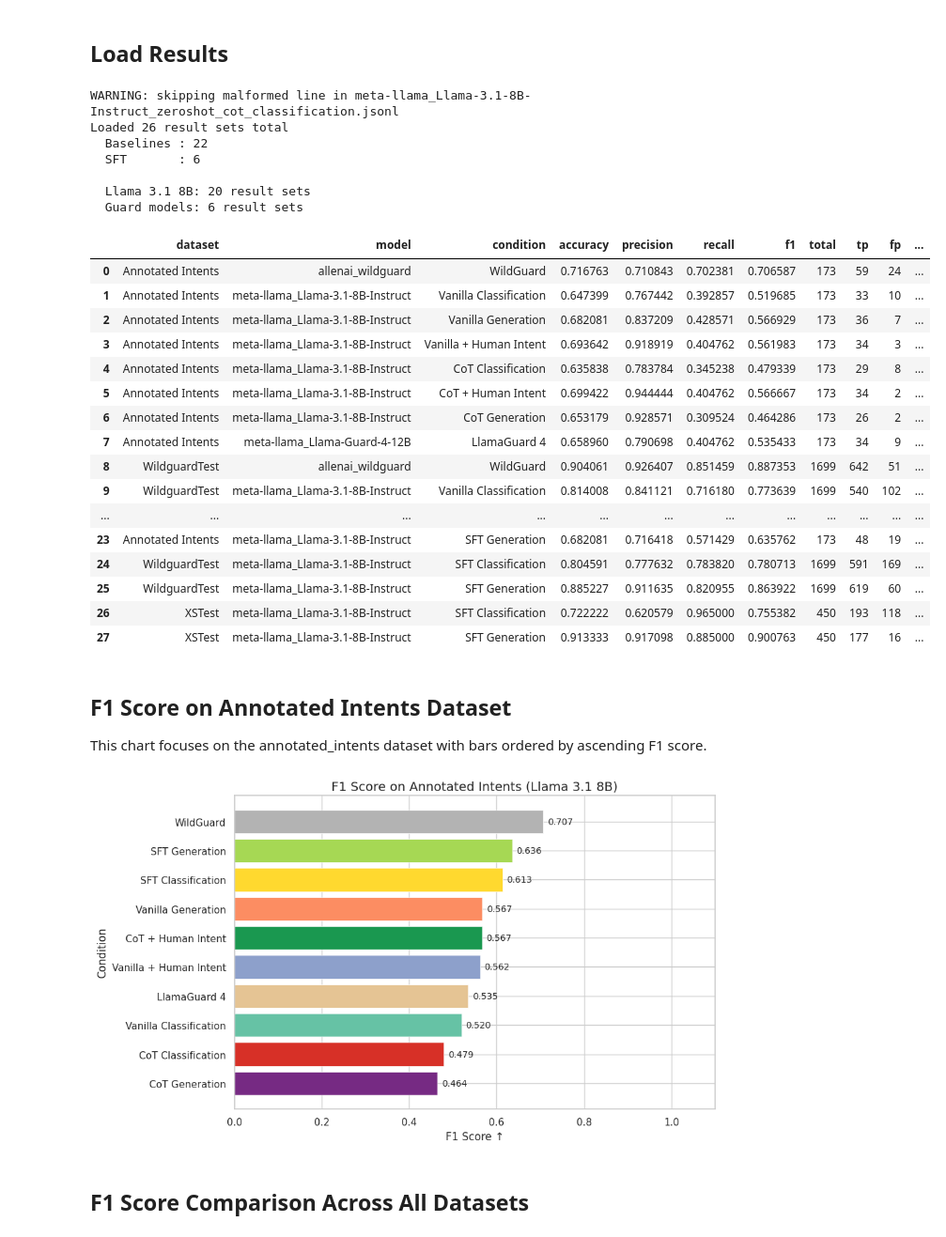
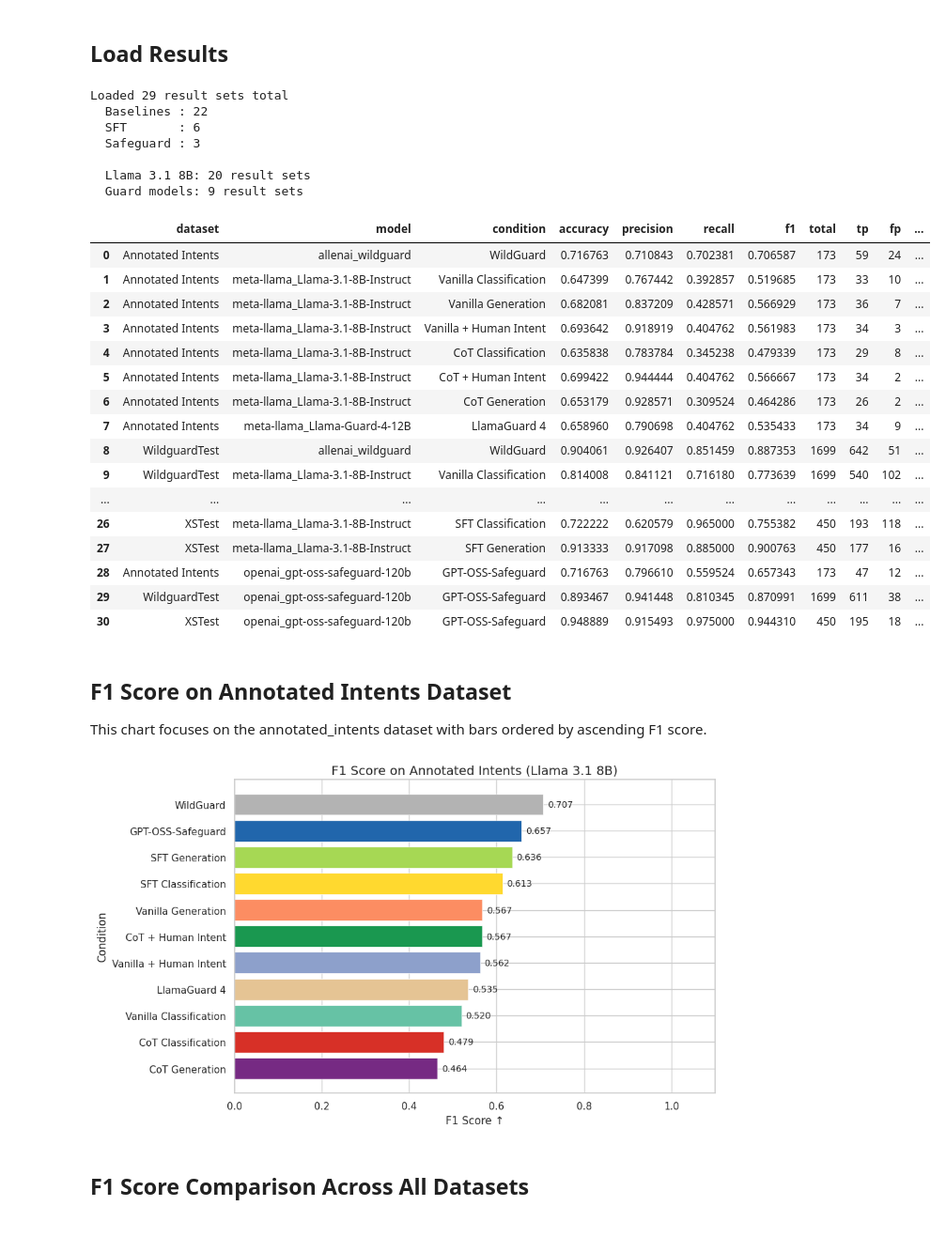
Before and after one commit to Jazhyc/aims-safety-classification, a Jupyter notebook: notebooks/baselines/baselines_results.ipynb, the cells around one changed output. Shown at 94% size. Cells and saved outputs as stored; diff of their text form; code cells hidden in the pictures.

```diff
--- a/notebooks/baselines/baselines_results.ipynb
+++ b/notebooks/baselines/baselines_results.ipynb
@@ -59,6 +59,14 @@ if _has_jsonl(DATA_DIR / "sft" / "annotated-intents"):
 else:
     SFT_RESULTS_DIR = _try_download("safety-experiment-sft", REGISTRY_PROJECT, DATA_DIR)
     print(f"SFT:       downloaded to {SFT_RESULTS_DIR}")
+
+# GPT-OSS-Safeguard
+if _has_jsonl(DATA_DIR / "safeguard" / "annotated-intents"):
+    SAFEGUARD_RESULTS_DIR = DATA_DIR / "safeguard"
+    print(f"Safeguard: using local data at {SAFEGUARD_RESULTS_DIR}")
+else:
+    SAFEGUARD_RESULTS_DIR = _try_download("safety-experiment-safeguard", REGISTRY_PROJECT, DATA_DIR / "safeguard")
+    print(f"Safeguard: downloaded to {SAFEGUARD_RESULTS_DIR}")
 # %% [output]
 Baselines: using local data at ../../data/safety_experiment
 SFT:       using local data at ../../data/safety_experiment/sft
@@ -79,6 +88,7 @@ BASELINE_CONDITIONS = [
     "vanilla_with_human_intent",
     "llamaguard_classification",
     "wildguard_classification",
+    "safeguard_classification",
     "zeroshot_cot_classification",
     "zeroshot_cot_generation",
     "zeroshot_cot_classification_with_intent",
@@ -98,6 +108,7 @@ CONDITION_NAMES = {
     "vanilla_with_model_intent":           "Vanilla + Model Intent",
     "llamaguard_classification":           "LlamaGuard 4",
     "wildguard_classification":            "WildGuard",
+    "safeguard_classification":            "GPT-OSS-Safeguard",
     "zeroshot_cot_classification":         "CoT Classification",
     "zeroshot_cot_generation":             "CoT Generation",
     "zeroshot_cot_classification_with_intent": "CoT + Human Intent",
@@ -119,6 +130,7 @@ CONDITION_COLORS = {
     "Vanilla + Model Intent":     "#e78ac3",
     "LlamaGuard 4":               "#e5c494",
     "WildGuard":                  "#b3b3b3",
+    "GPT-OSS-Safeguard":          "#2166ac",
     "CoT Classification":         "#d73027",
     "CoT Generation":             "#762a83",
     "CoT + Human Intent":         "#1a9850",
@@ -211,9 +223,10 @@ def load_results(results_dir: Path, conditions: list) -> pd.DataFrame:
 
 
 # Load and merge
-df_baselines = load_results(RESULTS_DIR,     BASELINE_CONDITIONS)
-df_sft       = load_results(SFT_RESULTS_DIR, SFT_CONDITIONS)
-df = pd.concat([df_baselines, df_sft], ignore_index=True)
+df_baselines = load_results(RESULTS_DIR,          BASELINE_CONDITIONS)
+df_sft       = load_results(SFT_RESULTS_DIR,      SFT_CONDITIONS)
+df_safeguard = load_results(SAFEGUARD_RESULTS_DIR, ["safeguard_classification"])
+df = pd.concat([df_baselines, df_sft, df_safeguard], ignore_index=True)
 
 # Deduplicate: keep the last occurrence for any (dataset, model, condition) triple
 df = df.drop_duplicates(subset=["dataset", "model", "condition"], keep="last")
@@ -223,44 +236,46 @@ df = df[~df["model"].str.contains("Guard-3", na=False)]
 
 print(f"Loaded {len(df)} result sets total")
 print(f"  Baselines : {len(df_baselines)}")
 print(f"  SFT       : {len(df_sft)}")
+print(f"  Safeguard : {len(df_safeguard)}")
 
 if df.empty:
     print("\nNo results loaded — check that data directories exist or W&B artifacts are available.")
-    df_main  = df.copy()
-    df_guard = df.copy()
+    df_main      = df.copy()
+    df_guard     = df.copy()
+    df_safeguard = df.copy()
 else:
     df_main  = df[df["model"].str.contains("Llama-3.1", na=False)].copy()
-    df_guard = df[df["model"].str.contains("Guard|wildguard", case=False, na=False)].copy()
+    df_guard = df[df["model"].str.contains("Guard|wildguard|gpt-oss-safeguard", case=False, na=False)].copy()
     print(f"\n  Llama 3.1 8B: {len(df_main)} result sets")
     print(f"  Guard models: {len(df_guard)} result sets")
 
 df
 # %% [output]
-WARNING: skipping malformed line in meta-llama_Llama-3.1-8B-Instruct_zeroshot_cot_classification.jsonl
-Loaded 26 result sets total
+Loaded 29 result sets total
   Baselines : 22
   SFT       : 6
+  Safeguard : 3
 
   Llama 3.1 8B: 20 result sets
-  Guard models: 6 result sets
+  Guard models: 9 result sets
 |  | dataset | model | condition | accuracy | precision | recall | f1 | total | tp | fp | ... |
 | 0 | Annotated Intents | allenai_wildguard | WildGuard | 0.716763 | 0.710843 | 0.702381 | 0.706587 | 173 | 59 | 24 | ... |
 | 1 | Annotated Intents | meta-llama_Llama-3.1-8B-Instruct | Vanilla Classification | 0.647399 | 0.767442 | 0.392857 | 0.519685 | 173 | 33 | 10 | ... |
 | 2 | Annotated Intents | meta-llama_Llama-3.1-8B-Instruct | Vanilla Generation | 0.682081 | 0.837209 | 0.428571 | 0.566929 | 173 | 36 | 7 | ... |
 | 3 | Annotated Intents | meta-llama_Llama-3.1-8B-Instruct | Vanilla + Human Intent | 0.693642 | 0.918919 | 0.404762 | 0.561983 | 173 | 34 | 3 | ... |
 | 4 | Annotated Intents | meta-llama_Llama-3.1-8B-Instruct | CoT Classification | 0.635838 | 0.783784 | 0.345238 | 0.479339 | 173 | 29 | 8 | ... |
 | 5 | Annotated Intents | meta-llama_Llama-3.1-8B-Instruct | CoT + Human Intent | 0.699422 | 0.944444 | 0.404762 | 0.566667 | 173 | 34 | 2 | ... |
 | 6 | Annotated Intents | meta-llama_Llama-3.1-8B-Instruct | CoT Generation | 0.653179 | 0.928571 | 0.309524 | 0.464286 | 173 | 26 | 2 | ... |
 | 7 | Annotated Intents | meta-llama_Llama-Guard-4-12B | LlamaGuard 4 | 0.658960 | 0.790698 | 0.404762 | 0.535433 | 173 | 34 | 9 | ... |
 | 8 | WildguardTest | allenai_wildguard | WildGuard | 0.904061 | 0.926407 | 0.851459 | 0.887353 | 1699 | 642 | 51 | ... |
 | 9 | WildguardTest | meta-llama_Llama-3.1-8B-Instruct | Vanilla Classification | 0.814008 | 0.841121 | 0.716180 | 0.773639 | 1699 | 540 | 102 | ... |
 | ... | ... | ... | ... | ... | ... | ... | ... | ... | ... | ... | ... |
-| 23 | Annotated Intents | meta-llama_Llama-3.1-8B-Instruct | SFT Generation | 0.682081 | 0.716418 | 0.571429 | 0.635762 | 173 | 48 | 19 | ... |
-| 24 | WildguardTest | meta-llama_Llama-3.1-8B-Instruct | SFT Classification | 0.804591 | 0.777632 | 0.783820 | 0.780713 | 1699 | 591 | 169 | ... |
-| 25 | WildguardTest | meta-llama_Llama-3.1-8B-Instruct | SFT Generation | 0.885227 | 0.911635 | 0.820955 | 0.863922 | 1699 | 619 | 60 | ... |
 | 26 | XSTest | meta-llama_Llama-3.1-8B-Instruct | SFT Classification | 0.722222 | 0.620579 | 0.965000 | 0.755382 | 450 | 193 | 118 | ... |
 | 27 | XSTest | meta-llama_Llama-3.1-8B-Instruct | SFT Generation | 0.913333 | 0.917098 | 0.885000 | 0.900763 | 450 | 177 | 16 | ... |
+| 28 | Annotated Intents | openai_gpt-oss-safeguard-120b | GPT-OSS-Safeguard | 0.716763 | 0.796610 | 0.559524 | 0.657343 | 173 | 47 | 12 | ... |
+| 29 | WildguardTest | openai_gpt-oss-safeguard-120b | GPT-OSS-Safeguard | 0.893467 | 0.941448 | 0.810345 | 0.870991 | 1699 | 611 | 38 | ... |
+| 30 | XSTest | openai_gpt-oss-safeguard-120b | GPT-OSS-Safeguard | 0.948889 | 0.915493 | 0.975000 | 0.944310 | 450 | 195 | 18 | ... |
 # %% [markdown]
 ## F1 Score on Annotated Intents Dataset
 
@@ -312,7 +327,7 @@ plot_metric_single_dataset(df_annotated, "Annotated Intents", metric="f1",
                            title="F1 Score on Annotated Intents (Llama 3.1 8B)", ascending=True,
                            save_name="f1_annotated_intents")
 # %% [output]
-[figure, old version]
+[figure, new version]
 # %% [markdown]
 ## F1 Score Comparison Across All Datasets
 # %%
```
Also changed, not shown: parts of 3 cells of this notebook.
